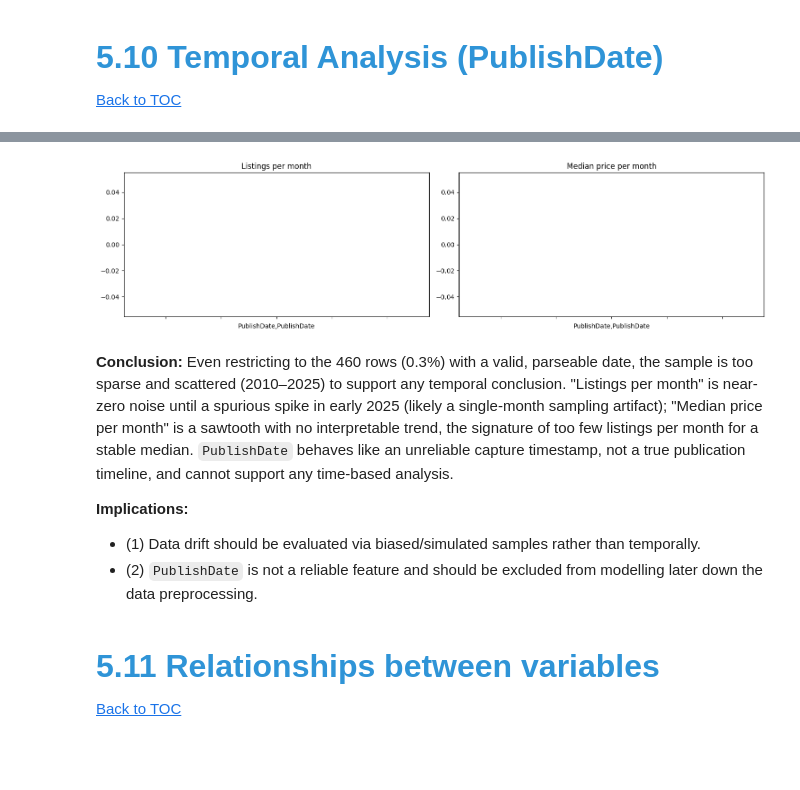
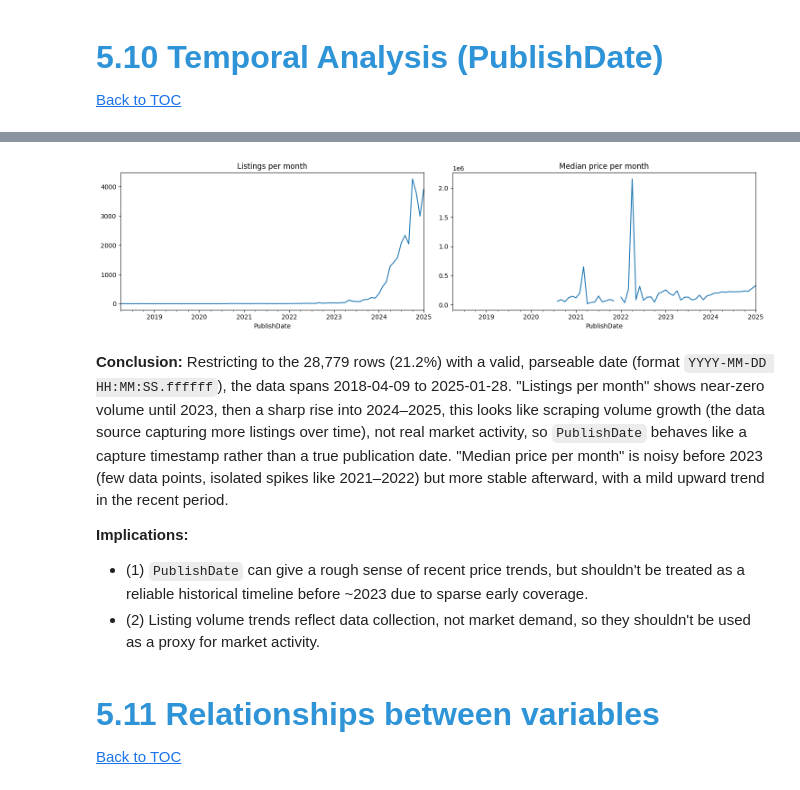
Before and after one commit to barbara-sousa-franco/MLOps_Project, a Jupyter notebook: notebooks/EDA.ipynb, the cells around one changed output, grey strips where cells are left out. Saved outputs shown, nothing was run; the diff lists cells and outputs as text; code cells hidden in the pictures; blank space fills up the shorter version.

```diff
--- a/notebooks/EDA.ipynb
+++ b/notebooks/EDA.ipynb
@@ -938,9 +1011,3 @@ removing or capping at the cleaning stage.
 ## <font color='#2f94d7' size=6>**5.10 Temporal Analysis (PublishDate)**</font> <a class="anchor" id="5_10"></a>
 
 [Back to TOC](#toc)
-# %%
-# Check how many PublishDate values don't match a full date pattern
-date_pattern = re.compile(r'^\d{2}/\d{2}/\d{4}')
-malformed = df_train['PublishDate'].dropna().apply(lambda x: not bool(date_pattern.match(str(x))))
-print(f"Malformed PublishDate values: {malformed.sum()} out of {df_train['PublishDate'].notna().sum()} non-null")
-print(df_train.loc[malformed[malformed].index, 'PublishDate'].head(10))
@@ -960,8 +1014,9 @@ Name: PublishDate, dtype: object
 # %%
 dated = df_train.dropna(subset=['PublishDate']).copy()
-date_pattern = re.compile(r'^\d{2}/\d{2}/\d{4}')
+date_pattern = re.compile(r'^\d{4}-\d{2}-\d{2}')
 dated = dated[dated['PublishDate'].astype(str).str.match(date_pattern)]
-dated['PublishDate'] = pd.to_datetime(dated['PublishDate'], format='%d/%m/%Y %H:%M')
+dated['PublishDate'] = pd.to_datetime(dated['PublishDate'], format='%Y-%m-%d %H:%M:%S.%f', errors='coerce')
+dated = dated.dropna(subset=['PublishDate'])
 
 print('Listings with a valid date:', len(dated), f'({len(dated)/len(df_train)*100:.1f}%)')
 print('Date range:', dated['PublishDate'].min(), '->', dated['PublishDate'].max())
@@ -980,19 +1035,20 @@ Date range: NaT -> NaT
-[figure, old version]
+[figure, new version]
 # %% [markdown]
-**Conclusion:** Even restricting to the 460 rows (0.3%) with a valid, parseable
-date, the sample is too sparse and scattered (2010–2025) to support any temporal
-conclusion. "Listings per month" is near-zero noise until a spurious spike in
-early 2025 (likely a single-month sampling artifact); "Median price per month" is
-a sawtooth with no interpretable trend, the signature of too few listings per
-month for a stable median. `PublishDate` behaves like an unreliable capture
-timestamp, not a true publication timeline, and cannot support any time-based
-analysis.
+**Conclusion:** Restricting to the 28,779 rows (21.2%) with a valid, parseable date
+(format `YYYY-MM-DD HH:MM:SS.ffffff`), the data spans 2018-04-09 to 2025-01-28.
+"Listings per month" shows near-zero volume until 2023, then a sharp rise into
+2024–2025, this looks like scraping volume growth (the data source capturing more
+listings over time), not real market activity, so `PublishDate` behaves like a
+capture timestamp rather than a true publication date. "Median price per month" is
+noisy before 2023 (few data points, isolated spikes like 2021–2022) but more stable
+afterward, with a mild upward trend in the recent period.
 
 **Implications:**
-- (1) Data drift should be evaluated via biased/simulated samples rather than
-  temporally.
-- (2) `PublishDate` is not a reliable feature and should be excluded from
-  modelling later down the data preprocessing.
+- (1) `PublishDate` can give a rough sense of recent price trends, but shouldn't be
+  treated as a reliable historical timeline before ~2023 due to sparse early
+  coverage.
+- (2) Listing volume trends reflect data collection, not market demand, so they
+  shouldn't be used as a proxy for market activity.
 # %% [markdown]
 ## <font color='#2f94d7' size=6>**5.11 Relationships between variables**</font> <a class="anchor" id="5_11"></a>
 
```
Also changed, not shown: parts of 6 cells of this notebook.
